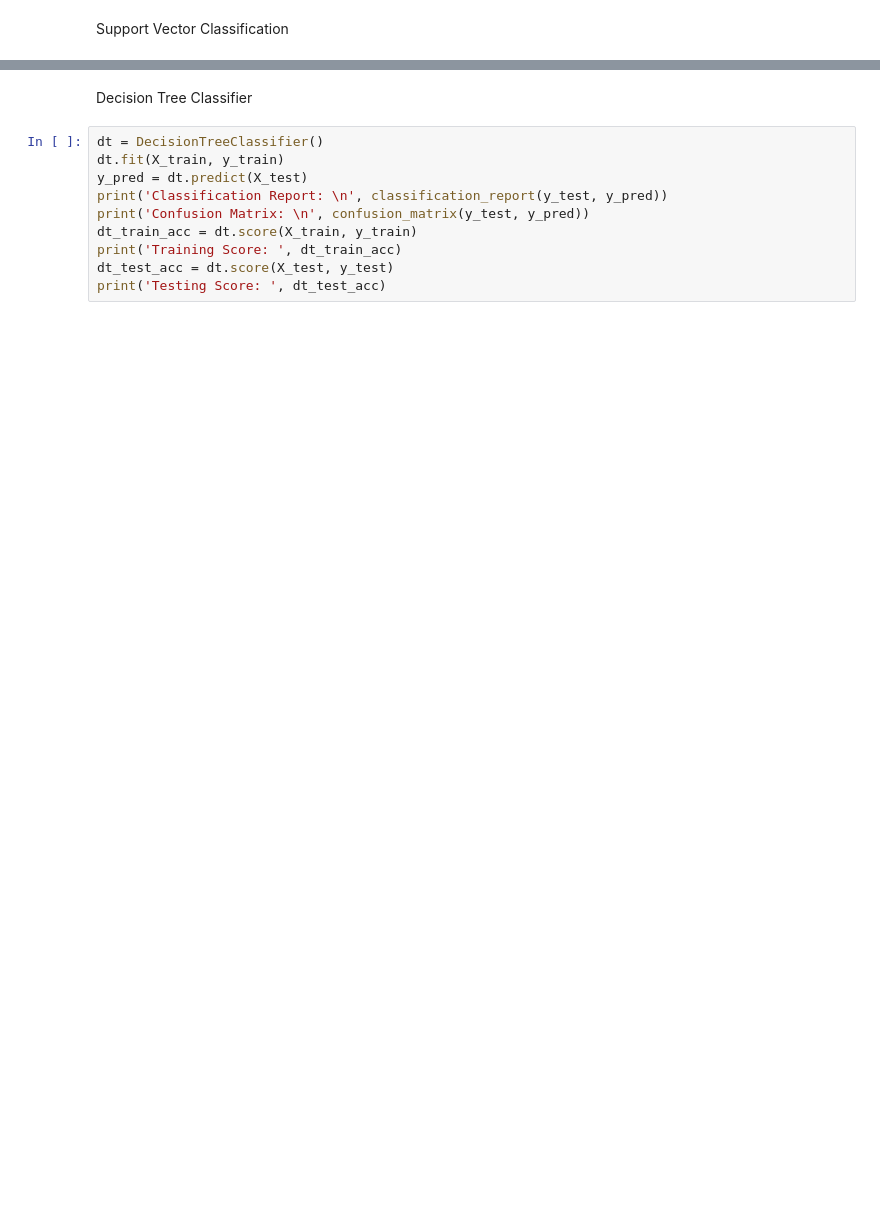
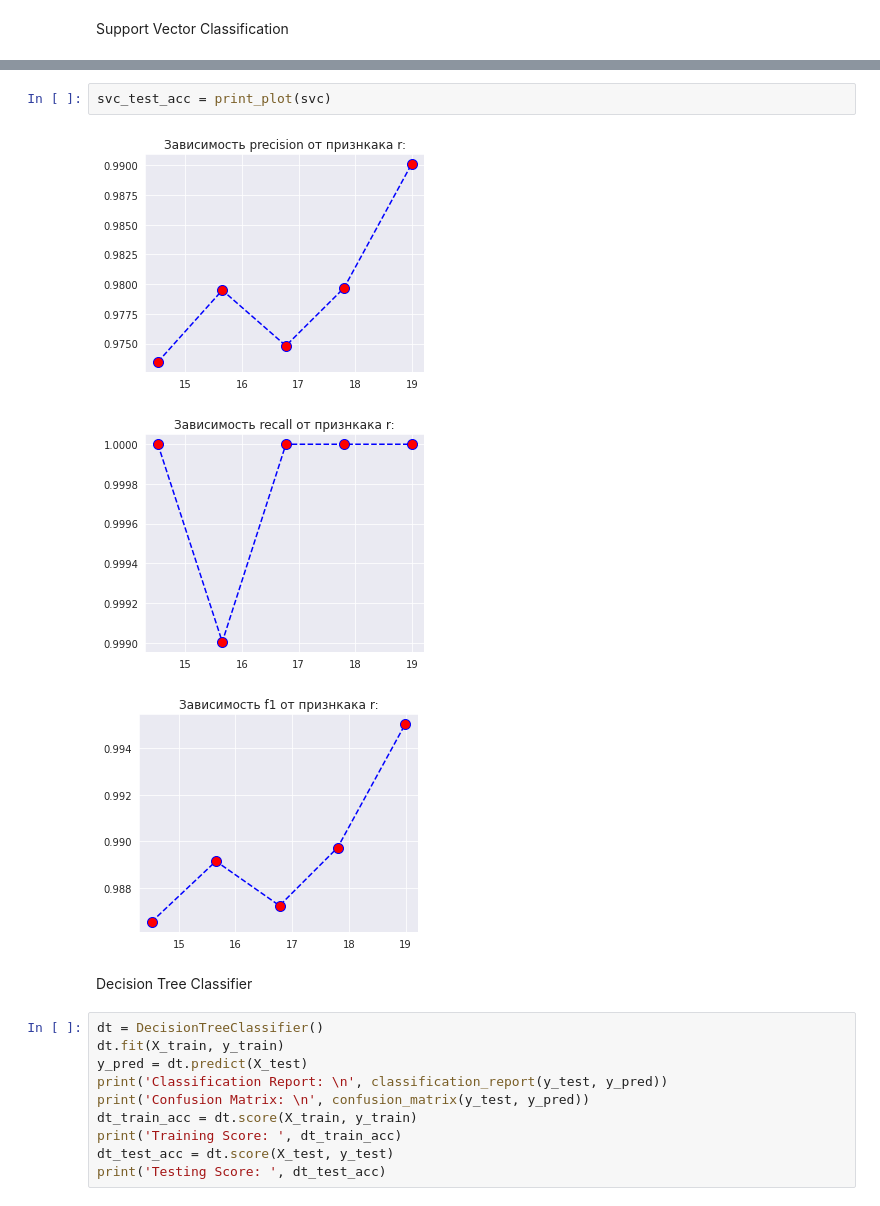
Before and after one commit to NadezhdaMalysheva/Classification-of-star-galaxy-and-quasar, a Jupyter notebook: notebook80e1289c1e.ipynb, the cells around one changed output, grey strips where cells are left out. Saved outputs shown, nothing was run; the diff lists cells and outputs as text; blank space fills up the shorter version.

```diff
--- a/notebook80e1289c1e.ipynb
+++ b/notebook80e1289c1e.ipynb
@@ -352,3 +358,9 @@ Testing Score:  0.9803333333333333
+# %%
+svc_test_acc = print_plot(svc)
+# %% [output]
+[figure, added]
+[figure, added]
+[figure, added]
 # %% [markdown]
 Decision Tree Classifier
 # %%
```
Also changed, not shown: parts of 29 cells of this notebook.
